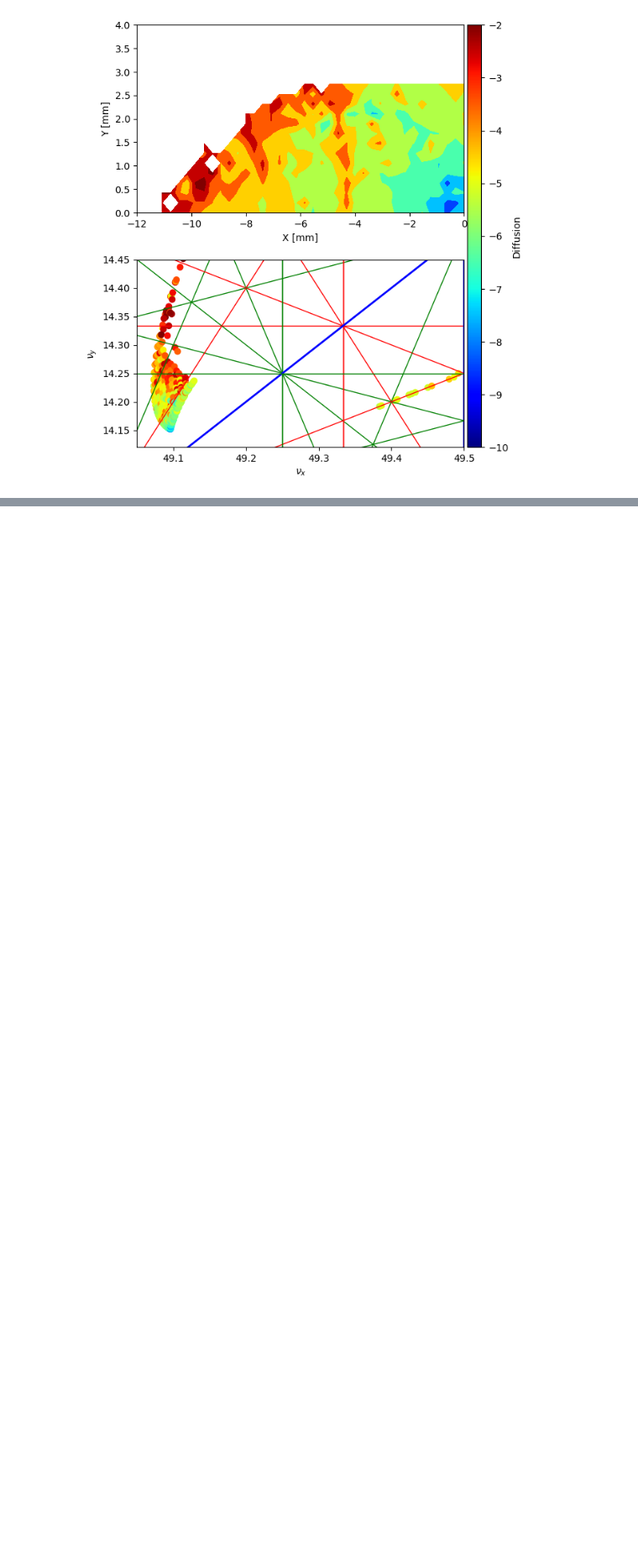
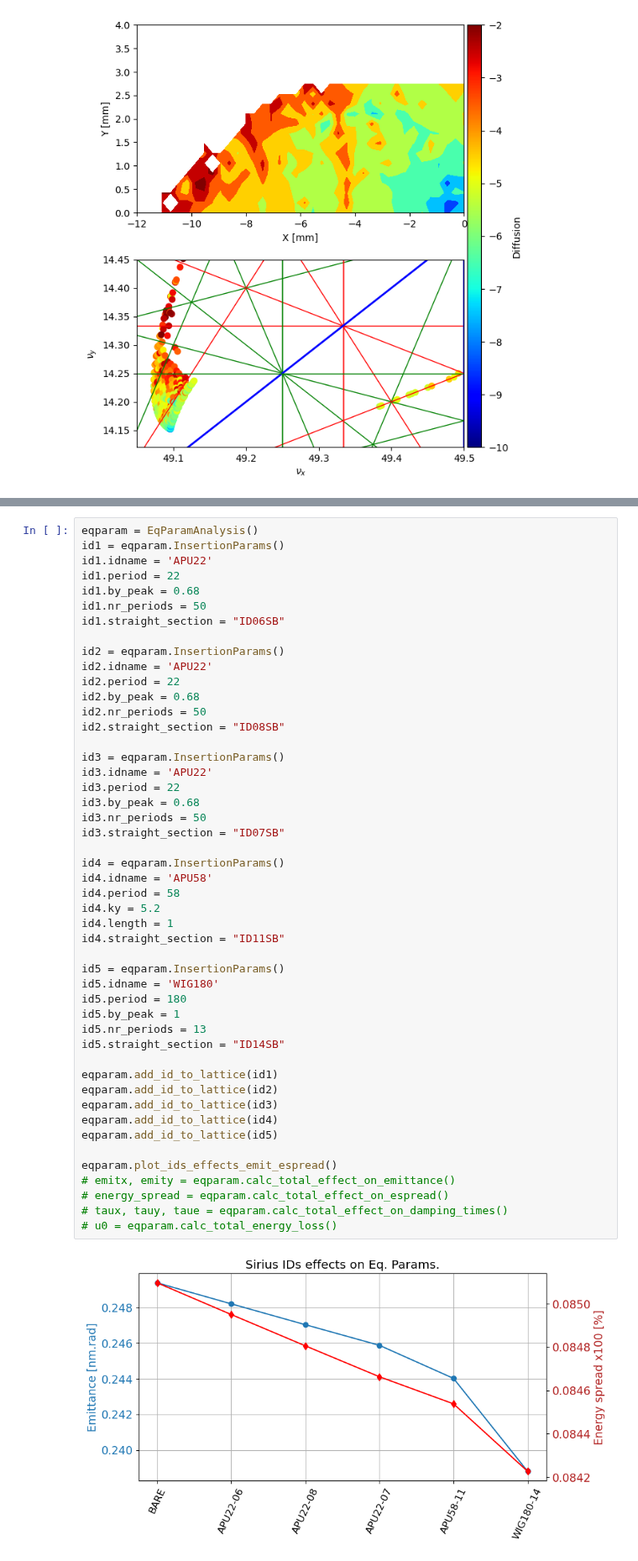
Before and after one commit to lnls-fac/idanalysis, a Jupyter notebook: idanalysis/idanalysis_tutorial.ipynb, the cells around one changed output, grey strips where cells are left out. Shown at 84% size. Drawn from its saved outputs; the diff is of its cells as text; blank space fills up the shorter version.

Commit message:
Finish first version of EqParams class

```diff
--- a/idanalysis/idanalysis_tutorial.ipynb
+++ b/idanalysis/idanalysis_tutorial.ipynb
@@ -284,0 +289,50 @@ intnuy       : 14.00 (for graphs)
+# %%
+eqparam = EqParamAnalysis()
+id1 = eqparam.InsertionParams()
+id1.idname = 'APU22'
+id1.period = 22
+id1.by_peak = 0.68
+id1.nr_periods = 50
+id1.straight_section = "ID06SB"
+
+id2 = eqparam.InsertionParams()
+id2.idname = 'APU22'
+id2.period = 22
+id2.by_peak = 0.68
+id2.nr_periods = 50
+id2.straight_section = "ID08SB"
+
+id3 = eqparam.InsertionParams()
+id3.idname = 'APU22'
+id3.period = 22
+id3.by_peak = 0.68
+id3.nr_periods = 50
+id3.straight_section = "ID07SB"
+
+id4 = eqparam.InsertionParams()
+id4.idname = 'APU58'
+id4.period = 58
+id4.ky = 5.2
+id4.length = 1
+id4.straight_section = "ID11SB"
+
+id5 = eqparam.InsertionParams()
+id5.idname = 'WIG180'
+id5.period = 180
+id5.by_peak = 1
+id5.nr_periods = 13
+id5.straight_section = "ID14SB"
+
+eqparam.add_id_to_lattice(id1)
+eqparam.add_id_to_lattice(id2)
+eqparam.add_id_to_lattice(id3)
+eqparam.add_id_to_lattice(id4)
+eqparam.add_id_to_lattice(id5)
+
+eqparam.plot_ids_effects_emit_espread()
+# emitx, emity = eqparam.calc_total_effect_on_emittance()
+# energy_spread = eqparam.calc_total_effect_on_espread()
+# taux, tauy, taue = eqparam.calc_total_effect_on_damping_times()
+# u0 = eqparam.calc_total_energy_loss()
+# %% [output]
+[figure, added]
```
Also changed, not shown: parts of 2 cells of this notebook, 1 other file.
